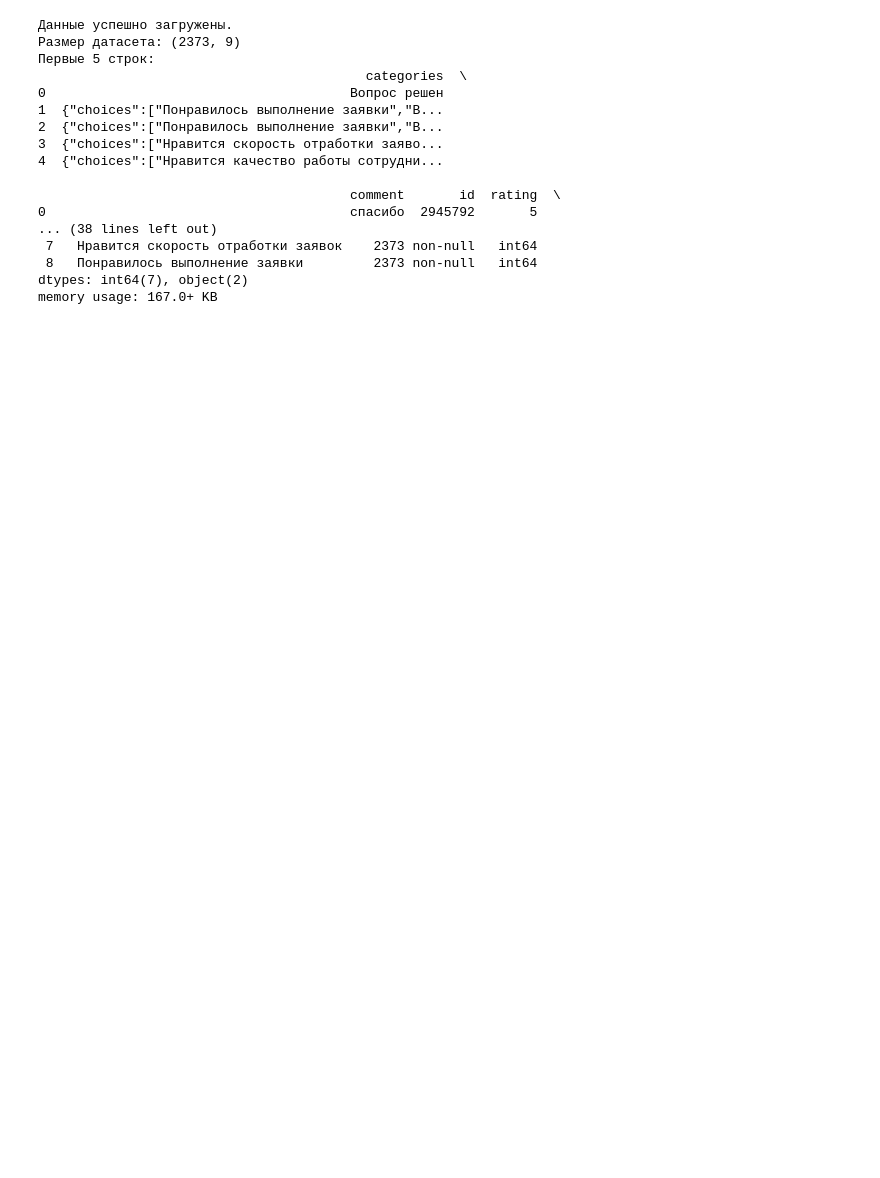
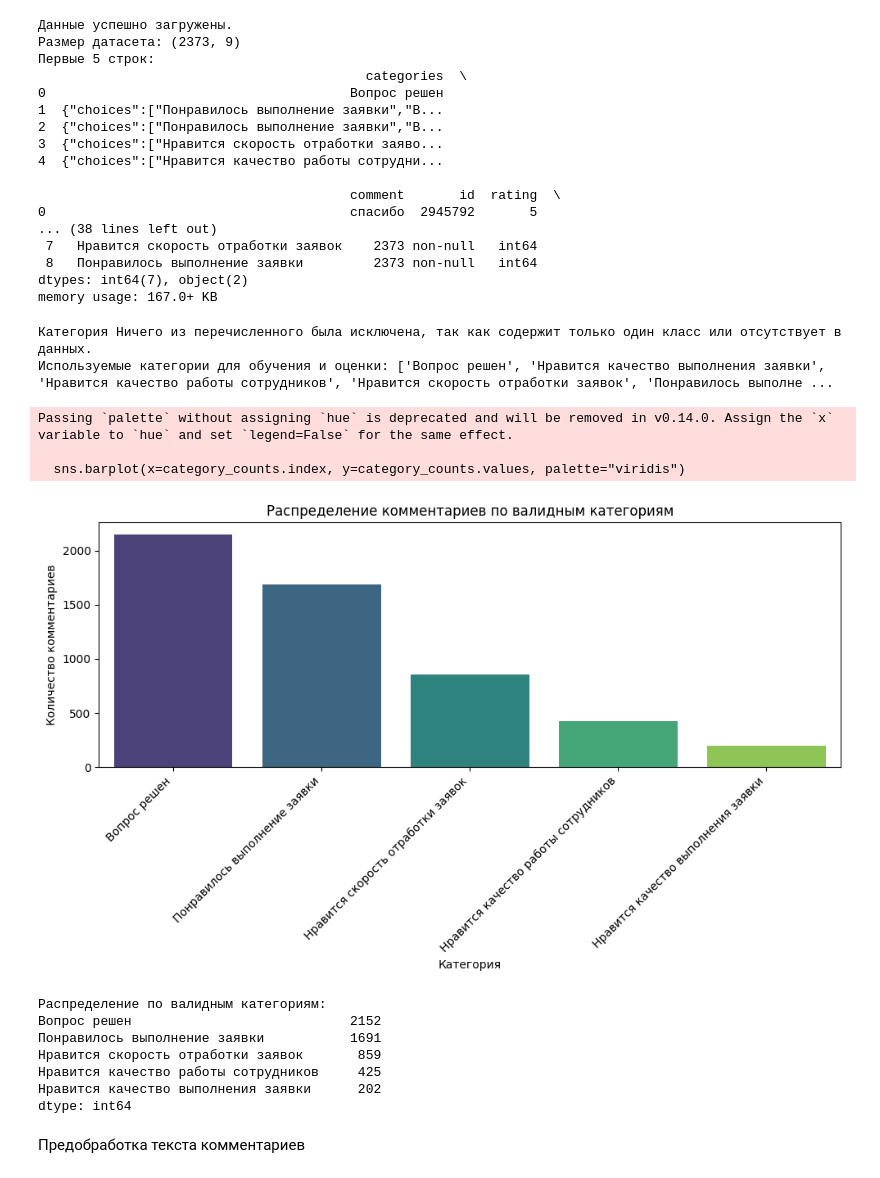
Before and after one commit to darinbtw/intensive_4, a Jupyter notebook: filter data.ipynb, the cells around one changed output. Cells and saved outputs as stored; diff of their text form; code cells hidden in the pictures; blank space fills up the shorter version.

```diff
--- a/filter data.ipynb
+++ b/filter data.ipynb
@@ -35,3 +57,56 @@ except FileNotFoundError:
  8   Понравилось выполнение заявки         2373 non-null   int64
 dtypes: int64(7), object(2)
 memory usage: 167.0+ KB
+# %%
+initial_category_cols = [
+    'Вопрос решен',
+    'Нравится качество выполнения заявки',
+    'Нравится качество работы сотрудников',
+    'Нравится скорость отработки заявок',
+    'Понравилось выполнение заявки',
+    'Ничего из перечисленного'
+ ]
+
+# Фильтрация категорий, имеющих более одного уникального значения (т.е. не только 0 или только 1)
+valid_category_cols = []
+for col in initial_category_cols:
+    if col in df.columns and df[col].nunique() > 1:
+        valid_category_cols.append(col)
+    else:
+        print(f"Категория {col} была исключена, так как содержит только один класс или отсутствует в данных.")
+
+if not valid_category_cols:
+    raise ValueError("Нет валидных категорий для обучения после фильтрации. Проверьте данные.")
+
+print(f"Используемые категории для обучения и оценки: {valid_category_cols}")
+
+# Подсчет количества комментариев по валидным категориям
+category_counts = df[valid_category_cols].sum().sort_values(ascending=False)
+
+plt.figure(figsize=(10, 6))
+sns.barplot(x=category_counts.index, y=category_counts.values, palette="viridis")
+plt.title('Распределение комментариев по валидным категориям')
+plt.xlabel('Категория')
+plt.ylabel('Количество комментариев')
+plt.xticks(rotation=45, ha='right')
+plt.tight_layout()
+plt.show()
+
+print("Распределение по валидным категориям:")
+print(category_counts)
+# %% [output]
+Категория Ничего из перечисленного была исключена, так как содержит только один класс или отсутствует в данных.
+Используемые категории для обучения и оценки: ['Вопрос решен', 'Нравится качество выполнения заявки', 'Нравится качество работы сотрудников', 'Нравится скорость отработки заявок', 'Понравилось выполне ...
+Passing `palette` without assigning `hue` is deprecated and will be removed in v0.14.0. Assign the `x` variable to `hue` and set `legend=False` for the same effect.
+
+  sns.barplot(x=category_counts.index, y=category_counts.values, palette="viridis")
+[figure, added]
+Распределение по валидным категориям:
+Вопрос решен                            2152
+Понравилось выполнение заявки           1691
+Нравится скорость отработки заявок       859
+Нравится качество работы сотрудников     425
+Нравится качество выполнения заявки      202
+dtype: int64
+# %% [markdown]
+Предобработка текста комментариев
```
Also changed, not shown: parts of 4 cells of this notebook.
